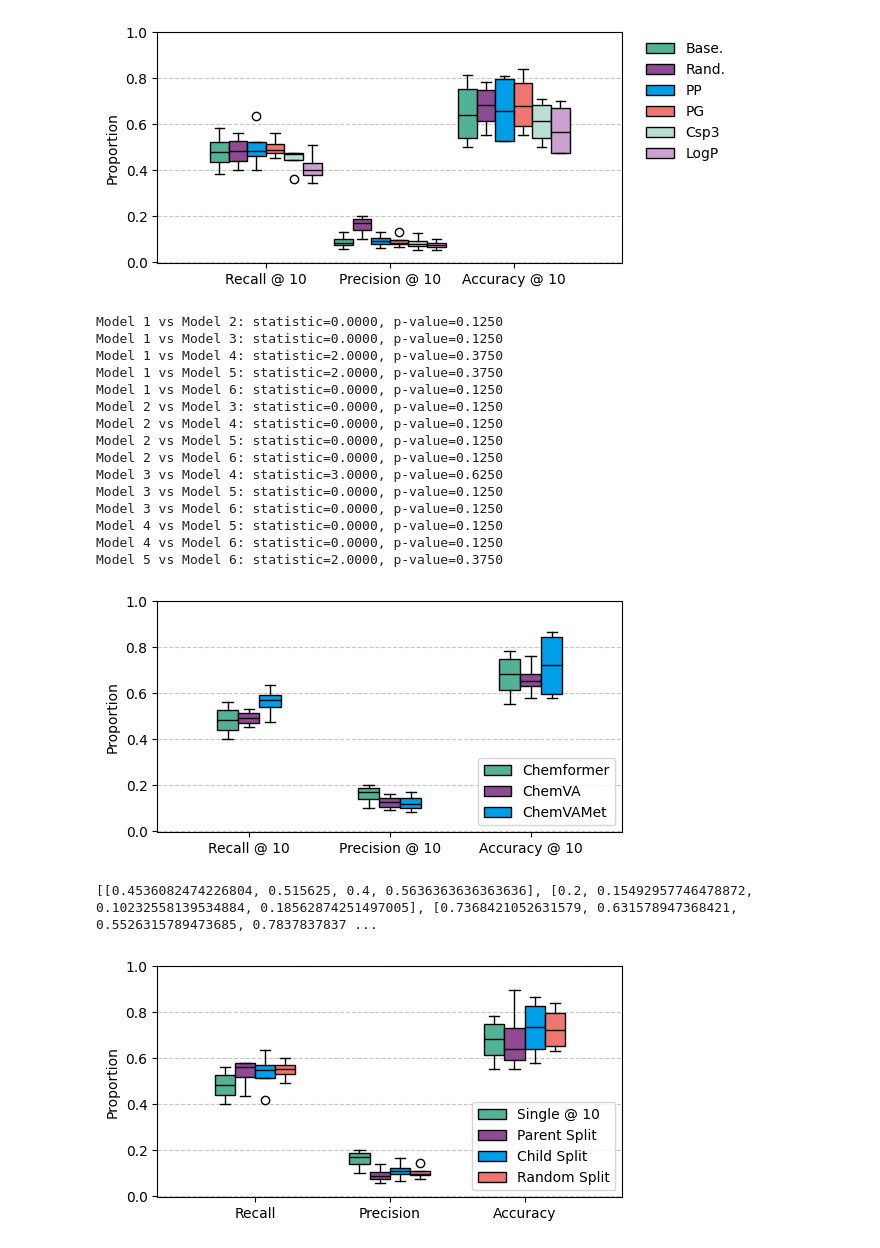
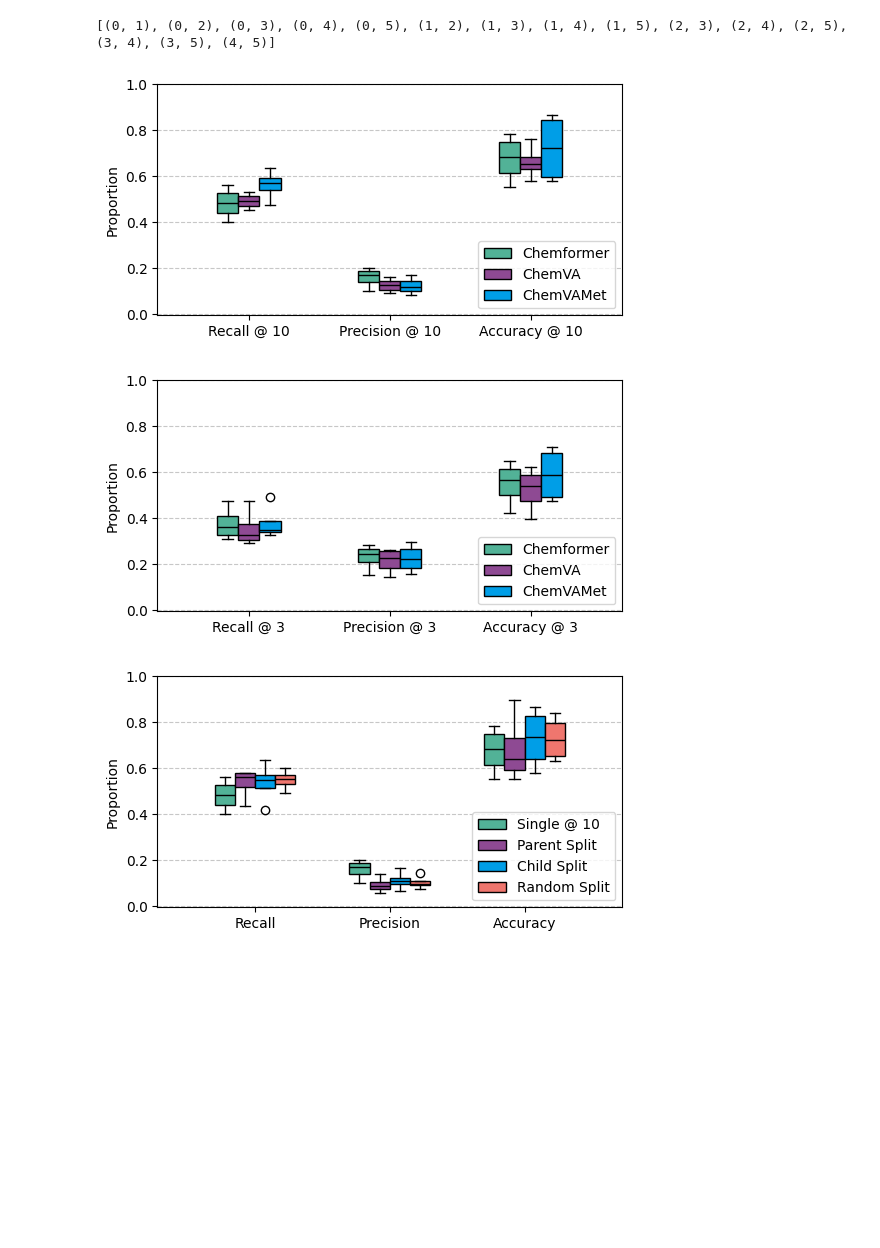
Before and after one commit to tsofiac/LAGOM, a Jupyter notebook: for_article/boxplots_article.ipynb, the cells around one changed output. Cells and saved outputs as stored; diff of their text form; code cells hidden in the pictures; blank space fills up the shorter version.

```diff
--- a/for_article/boxplots_article.ipynb
+++ b/for_article/boxplots_article.ipynb
@@ -48,8 +48,8 @@ def multi_boxplot(data, xlabel, ylabel, xticks, labels, location, save_figure=No
     plt.grid(axis='y', linestyle='--', alpha=0.7)
 
     if location is not None:
-        # plt.legend(loc=location)
-        plt.legend(loc='center left', bbox_to_anchor=(1.04, 0.7), borderaxespad=0, frameon=False) # ncol=len(data)
+        plt.legend(loc=location)
+        # plt.legend(loc='center left', bbox_to_anchor=(1.04, 0.7), borderaxespad=0, frameon=False) # ncol=len(data)
 
     if save_figure is not None:
         os.makedirs('figures', exist_ok=True)
@@ -93,7 +93,7 @@ labels = ['Base.', 'Rand.', 'PP', 'PG', 'Csp3', 'LogP']
 
 ylabel = 'Proportion'
 data = [base_0, base_05, PP, PG, csp3, logp]
-multi_boxplot(data, xlabel, ylabel, xticks, labels, 'upper center', 'augmentation', 1)
+# multi_boxplot(data, xlabel, ylabel, xticks, labels, 'upper center', 'augmentation', 1)
 
 
 r = [r_chemf_base_0[-2], r_chemf_base_05[-2], r_chemf_PP_0[-2], r_chemf_PG_0[-2], r_chemf_csp3_0[-2], r_chemf_logp_0[-2]]
@@ -101,52 +101,47 @@ p = [p_chemf_base_0[-2], p_chemf_base_05[-2], p_chemf_PP_0[-2], p_chemf_PG_0[-2]
 # wilcoxon_test(r)
 wilcoxon_test(p)
 # %% [output]
-[figure, removed]
-Model 1 vs Model 2: statistic=0.0000, p-value=0.1250
-Model 1 vs Model 3: statistic=0.0000, p-value=0.1250
-Model 1 vs Model 4: statistic=2.0000, p-value=0.3750
-Model 1 vs Model 5: statistic=2.0000, p-value=0.3750
-Model 1 vs Model 6: statistic=0.0000, p-value=0.1250
-Model 2 vs Model 3: statistic=0.0000, p-value=0.1250
-Model 2 vs Model 4: statistic=0.0000, p-value=0.1250
-Model 2 vs Model 5: statistic=0.0000, p-value=0.1250
-Model 2 vs Model 6: statistic=0.0000, p-value=0.1250
-Model 3 vs Model 4: statistic=3.0000, p-value=0.6250
-Model 3 vs Model 5: statistic=0.0000, p-value=0.1250
-Model 3 vs Model 6: statistic=0.0000, p-value=0.1250
-Model 4 vs Model 5: statistic=0.0000, p-value=0.1250
-Model 4 vs Model 6: statistic=0.0000, p-value=0.1250
-Model 5 vs Model 6: statistic=2.0000, p-value=0.3750
+[(0, 1), (0, 2), (0, 3), (0, 4), (0, 5), (1, 2), (1, 3), (1, 4), (1, 5), (2, 3), (2, 4), (2, 5), (3, 4), (3, 5), (4, 5)]
 # %%
-
 bs = 4
 
 r_chemf_base_05, p_chemf_base_05, s1_chemf_base_05, _  = score_result('../evaluation/accio/result_chemf_base_05.csv', bs, False)
 r_chemVA_base_05, p_chemVA_base_05, s1_chemVA_base_05, _  = score_result('../evaluation/accio/result_chemVA_base_05.csv', bs, False)
 r_chemVAMet_base_05, p_chemVAMet_base_05, s1_chemVAMet_base_05, _ = score_result('../evaluation/accio/result_chemVA-Met_base_05.csv', bs, False)
 
 chemf_val = [0.9552631578947368, 0.9671052631578947, 0.9644736842105263, 0.9783783783783784]
 chemVA_val = [0.9552631578947368, 0.95, 0.9355263157894737, 0.977027027027027]
 chemVAMet_val = [0.9736842105263158, 0.968421052631579, 0.9605263157894737, 0.972972972972973]
 
 
 chemf = [r_chemf_base_05[-2], p_chemf_base_05[-2], s1_chemf_base_05[-2]]
 chemVA = [r_chemVA_base_05[-2], p_chemVA_base_05[-2], s1_chemVA_base_05[-2]]
 chemVAMet = [r_chemVAMet_base_05[-2], p_chemVAMet_base_05[-2], s1_chemVAMet_base_05[-2]]
 
 
 xlabel = None
 xticks = ['Recall @ 10', 'Precision @ 10', 'Accuracy @ 10']
 labels = ['Chemformer', 'ChemVA', 'ChemVAMet']
 
 ylabel = 'Proportion'
 data = [chemf, chemVA, chemVAMet]
-multi_boxplot(data, xlabel, ylabel, xticks, labels, 'lower right', 'pre-training', 1)
+multi_boxplot(data, xlabel, ylabel, xticks, labels, 'lower right', 'pre-training_10', 1)
 
-print(chemf)
+chemf = [r_chemf_base_05[1], p_chemf_base_05[1], s1_chemf_base_05[1]]
+chemVA = [r_chemVA_base_05[1], p_chemVA_base_05[1], s1_chemVA_base_05[1]]
+chemVAMet = [r_chemVAMet_base_05[1], p_chemVAMet_base_05[1], s1_chemVAMet_base_05[1]]
+
+
+xlabel = None
+xticks = ['Recall @ 3', 'Precision @ 3', 'Accuracy @ 3']
+labels = ['Chemformer', 'ChemVA', 'ChemVAMet']
+
+ylabel = 'Proportion'
+data = [chemf, chemVA, chemVAMet]
+multi_boxplot(data, xlabel, ylabel, xticks, labels, 'lower right', 'pre-training_1', 1)
 # %% [output]
 [figure]
-[[0.4536082474226804, 0.515625, 0.4, 0.5636363636363636], [0.2, 0.15492957746478872, 0.10232558139534884, 0.18562874251497005], [0.7368421052631579, 0.631578947368421, 0.5526315789473685, 0.7837837837 ...
+[figure, added]
 # %%
 # Ensemble models on ChemVA - Met
 bs = 4
```
